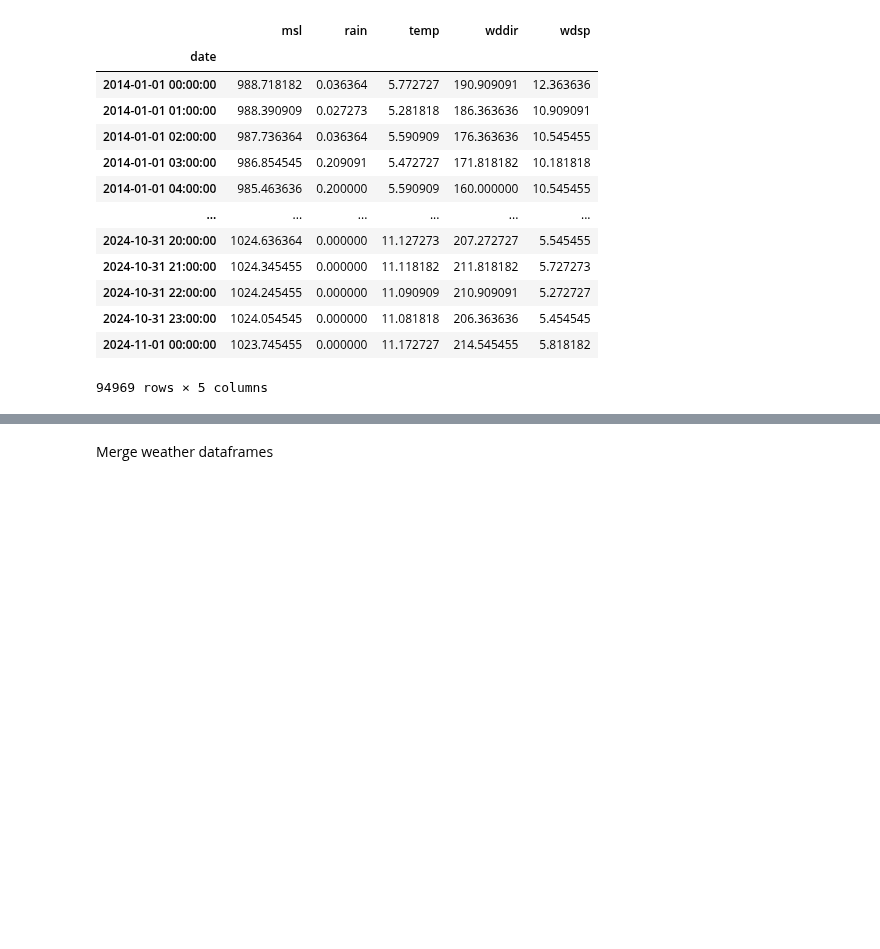
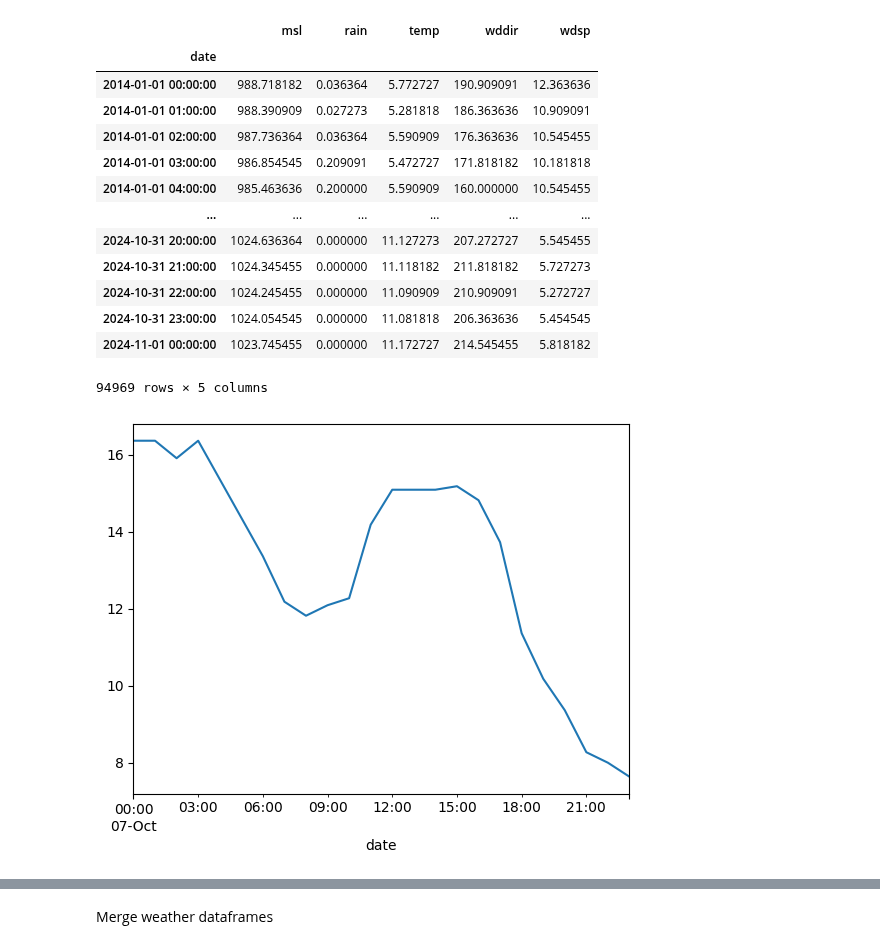
Before and after one commit to IreneKilgannon/PFDA, a Jupyter notebook: PFDA-project/wind.ipynb, the cells around one changed output, grey strips where cells are left out. Drawn from its saved outputs; the diff is of its cells as text; code cells hidden in the pictures; blank space fills up the shorter version.

Commit message:
some plots to view the variation in the wind speed data

```diff
--- a/PFDA-project/wind.ipynb
+++ b/PFDA-project/wind.ipynb
@@ -330,3 +350,10 @@ weather_df_mean
 | 2024-10-31 23:00:00 | 1024.054545 | 0.000000 | 11.081818 | 206.363636 | 5.454545 |
 | 2024-11-01 00:00:00 | 1023.745455 | 0.000000 | 11.172727 | 214.545455 | 5.818182 |
 94969 rows × 5 columns
+# %%
+mean = weather_df_mean.loc['2022-10-07']
+# %%
+mean['wdsp'].plot()
+plt.show()
+# %% [output]
+[figure, added]
```
Also changed, not shown: parts of 33 cells of this notebook, 1 other file.
